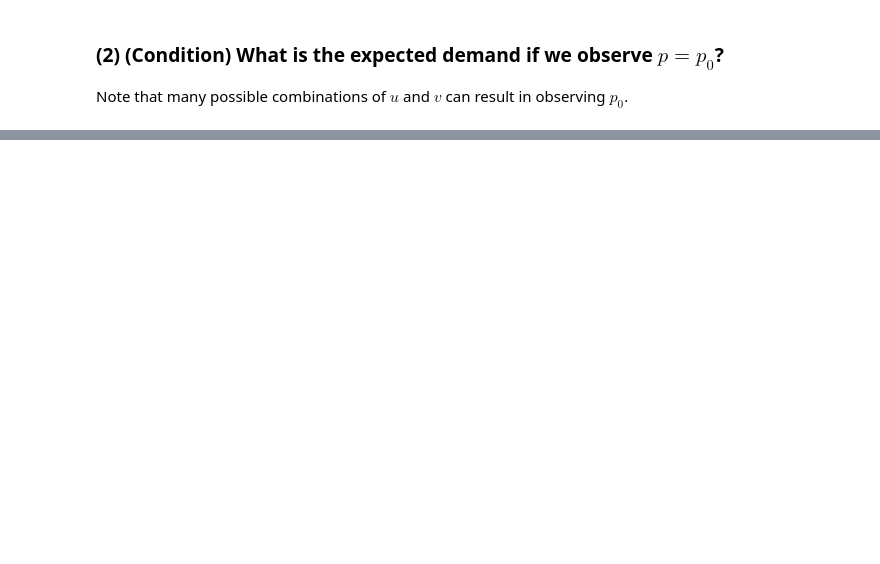
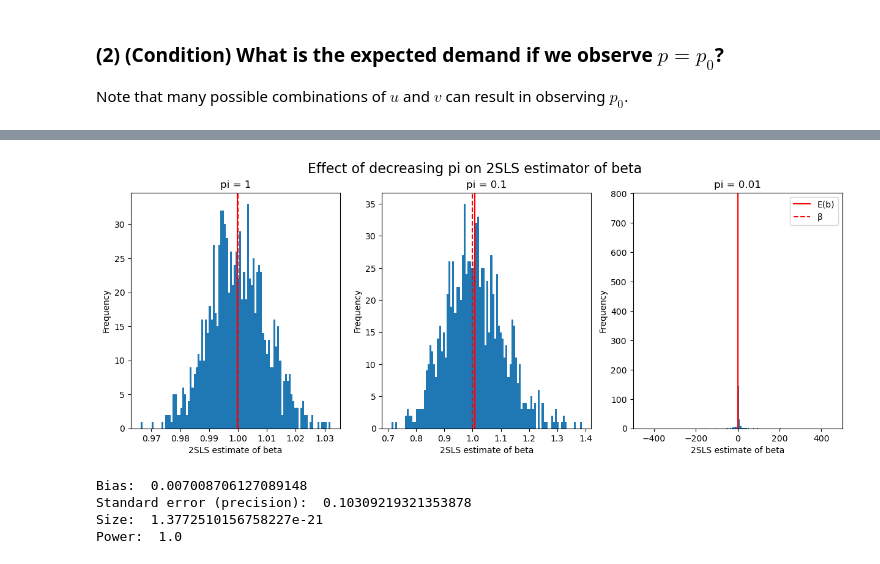
Before and after one commit to eleanor-adachi/ARE212_Materials, a Jupyter notebook: Assignments/assignment2/assignment2_final.ipynb, the cells around one changed output, grey strips where cells are left out. Saved outputs shown, nothing was run; the diff lists cells and outputs as text; code cells hidden in the pictures; blank space fills up the shorter version.

```diff
--- a/Assignments/assignment2/assignment2_final.ipynb
+++ b/Assignments/assignment2/assignment2_final.ipynb
@@ -260,0 +487,64 @@ D_exp
+# %%
+# run simulator for pi = 1, 0.1, 0.01
+
+np.random.seed(1234)
+
+beta = 1
+pi_ls = [1, 0.1, 0.01]
+
+results_dict = {}
+for pi in pi_ls:
+    results = simulator(N, 10000, beta, pi, weak_dgp)
+    results_dict[pi] = results
+# %%
+# plot histograms of results
+
+fig, axs = plt.subplots(1, len(pi_ls), figsize=(5*len(pi_ls), 5))
+fig.suptitle('Effect of decreasing pi on 2SLS estimator of beta', fontsize=16)
+for i in range(len(pi_ls)):
+    pi = pi_ls[i]
+    results = results_dict[pi]
+    axs[i].hist(results['b'], bins=100)
+    axs[i].axvline(x=results['b'].mean(), color='r', label='E(b)')
+    axs[i].axvline(x=beta, color='r', linestyle='--', label='β')
+    if pi == 0.01:
+        axs[i].set_xlim([-500, 500])
+    axs[i].set_xlabel('2SLS estimate of beta')
+    axs[i].set_ylabel('Frequency')
+    axs[i].title.set_text('pi = '+str(pi))
+plt.legend()
+plt.show()
+# %% [output]
+[figure, added]
+# %%
+# pi = 0.1
+
+results = results_dict[0.1]
+
+b_avg = results['b'].mean()
+bias = results['b'].mean() - beta
+var = np.sum(np.square(results['b'] - results['b'].mean()))
+sd = np.sqrt(var)
+se = sd/np.sqrt(len(results))
+
+print('Bias: ', bias)
+print('Standard error (precision): ', se)
+
+# Size of two-tailed t-test for beta = 0
+t_score = (b_avg - 0)/se
+n = len(results)
+df = n - 1
+pval = t.sf(np.abs(t_score), df) * 2
+print('Size: ', pval)
+
+# Power of two-tailed t-test for beta = 0
+alpha = 0.05
+delta = b_avg - 0
+effect_size = np.abs(delta/sd)
+power = smp.ttest_power(effect_size, nobs=n, alpha=alpha, alternative='two-sided')
+print('Power: ', power)
+# %% [output]
+Bias:  0.007008706127089148
+Standard error (precision):  0.10309219321353878
+Size:  1.3772510156758227e-21
+Power:  1.0
```
Also changed, not shown: parts of 31 cells of this notebook.
